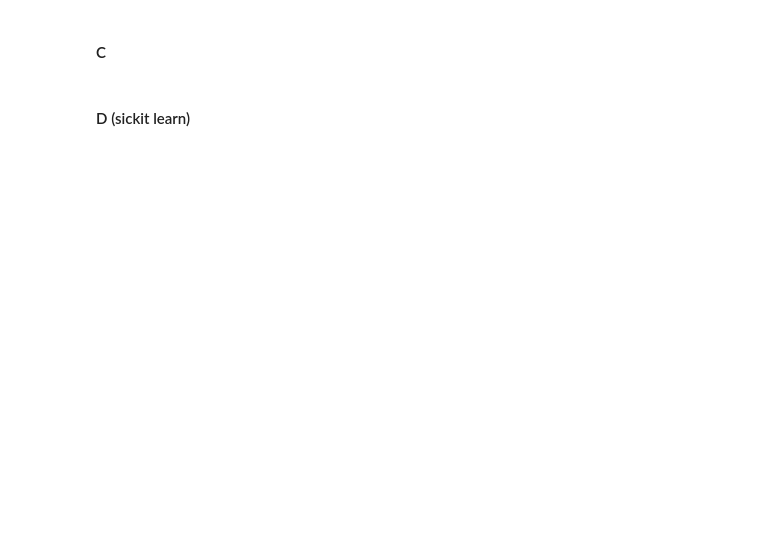
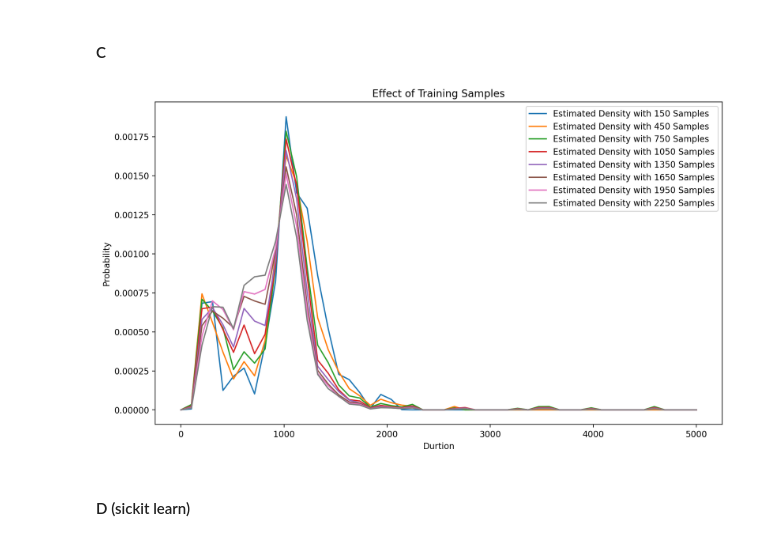
Before and after one commit to Kassra-sinaei/ML_HW_4, a Jupyter notebook: simulations/q8.ipynb, the cells around one changed output. Cells and saved outputs as stored; diff of their text form; code cells hidden in the pictures; blank space fills up the shorter version.

```diff
--- a/simulations/q8.ipynb
+++ b/simulations/q8.ipynb
@@ -58,5 +74,24 @@ estimator.plot_dist()
 # %% [markdown]
 #### C
+# %%
+points = np.linspace(0, 5000)
+plt.figure(figsize = (12,7))
+
+for n in range(150,2550,150*2):
+    classifier = parzen(X[:n].reshape(-1,1), 25, "gaussian")
+    probs = classifier.prob(points)
+    plt.plot(points, probs, label="Estimated Density with "+str(n) + " Samples")
+
+
+
+plt.xlabel("Duration")
+plt.ylabel("Probability")
+plt.title("Effect of Training Samples")
+plt.legend()
+plt.gcf().set_dpi(200)
+plt.show()
+# %% [output]
+[figure, added]
 # %% [markdown]
 #### D (sickit learn)
 # %%
```
Also changed, not shown: parts of 6 cells of this notebook.
